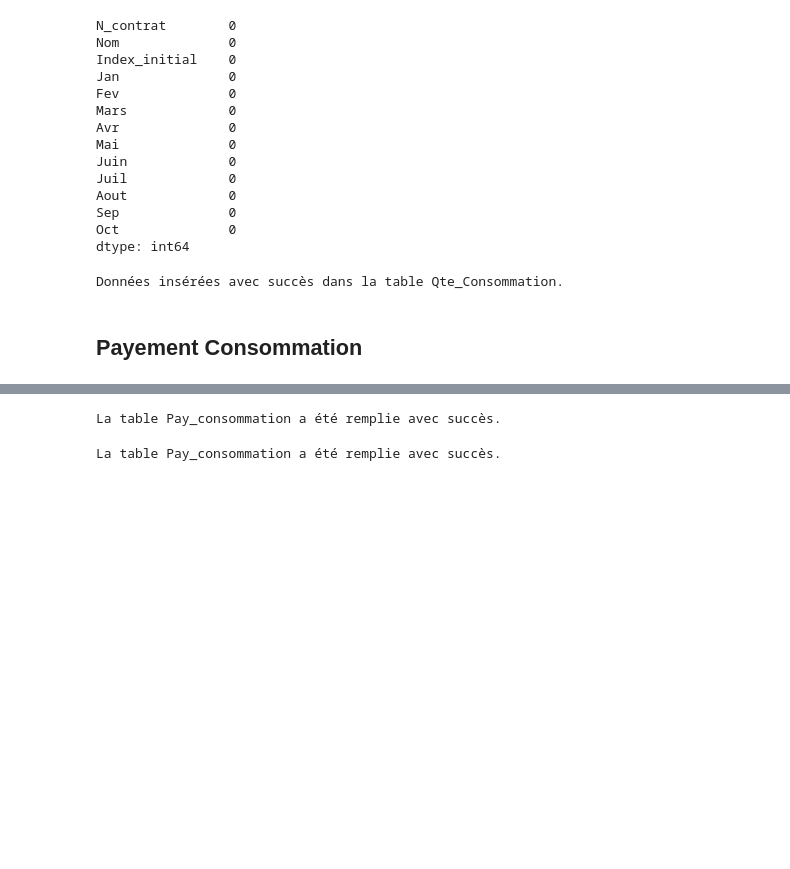
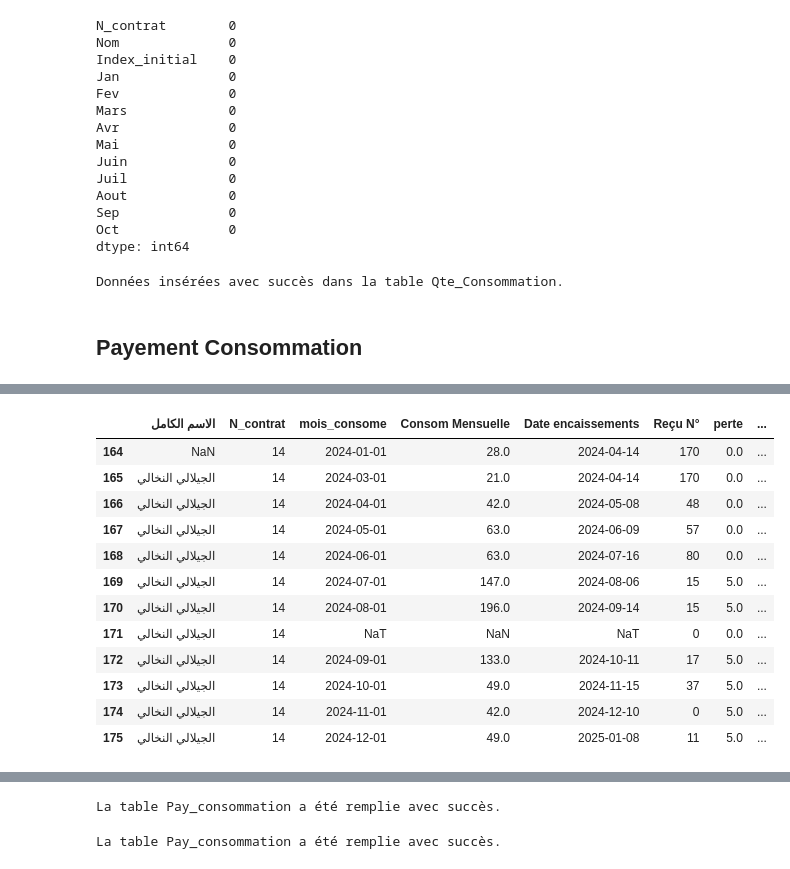
Before and after one commit to laanani-mohamed/Gestion-Eau-Association-Nasr, a Jupyter notebook: notebook/Manipulation_BD.ipynb, the cells around one changed output, grey strips where cells are left out. Cells and saved outputs as stored; diff of their text form; code cells hidden in the pictures; blank space fills up the shorter version.

```diff
--- a/notebook/Manipulation_BD.ipynb
+++ b/notebook/Manipulation_BD.ipynb
@@ -1269,0 +1070,3 @@ Index(['N_contrat', 'Nom', ' cons_mars', 'N_recue_mars', 'Date_mars',
+# %%
+df1['Date encaissements'] = pd.to_datetime(df1['Date encaissements'], errors='coerce')
+df1['Date encaissements'] = df1['Date encaissements'].dt.date
@@ -1269,0 +1110,2 @@ Index(['N_contrat', 'Nom', ' cons_mars', 'N_recue_mars', 'Date_mars',
+# %%
+df1['Reçu N°'] = df1['Reçu N°'].apply(lambda x: None if len(str(x)) < 4 else x)
@@ -1269,0 +1129,8 @@ Index(['N_contrat', 'Nom', ' cons_mars', 'N_recue_mars', 'Date_mars',
+# %%
+# Supprimer les lignes où 'Total_recettes' est nul
+df1 = df1.dropna(subset=['Total_recettes'])
+
+# Supprimer les lignes où 'Total_recettes' est égal à 0
+df1 = df1[df1['Total_recettes'] != 0]
+# %%
+df1['Reçu N°'] = df1['Reçu N°'].apply(lambda x: str(int(float(x))) if not pd.isna(x) else 0)
@@ -1269,0 +1157,16 @@ Index(['N_contrat', 'Nom', ' cons_mars', 'N_recue_mars', 'Date_mars',
+# %%
+df1[df1['N_contrat'] == '14']
+# %% [output]
+|  | الاسم الكامل | N_contrat | mois_consome | Consom Mensuelle | Date encaissements | Reçu N° | perte | ... |
+| 164 | NaN | 14 | 2024-01-01 | 28.0 | 2024-04-14 | 170 | 0.0 | ... |
+| 165 | الجيلالي النخالي | 14 | 2024-03-01 | 21.0 | 2024-04-14 | 170 | 0.0 | ... |
+| 166 | الجيلالي النخالي | 14 | 2024-04-01 | 42.0 | 2024-05-08 | 48 | 0.0 | ... |
+| 167 | الجيلالي النخالي | 14 | 2024-05-01 | 63.0 | 2024-06-09 | 57 | 0.0 | ... |
+| 168 | الجيلالي النخالي | 14 | 2024-06-01 | 63.0 | 2024-07-16 | 80 | 0.0 | ... |
+| 169 | الجيلالي النخالي | 14 | 2024-07-01 | 147.0 | 2024-08-06 | 15 | 5.0 | ... |
+| 170 | الجيلالي النخالي | 14 | 2024-08-01 | 196.0 | 2024-09-14 | 15 | 5.0 | ... |
+| 171 | الجيلالي النخالي | 14 | NaT | NaN | NaT | 0 | 0.0 | ... |
+| 172 | الجيلالي النخالي | 14 | 2024-09-01 | 133.0 | 2024-10-11 | 17 | 5.0 | ... |
+| 173 | الجيلالي النخالي | 14 | 2024-10-01 | 49.0 | 2024-11-15 | 37 | 5.0 | ... |
+| 174 | الجيلالي النخالي | 14 | 2024-11-01 | 42.0 | 2024-12-10 | 0 | 5.0 | ... |
+| 175 | الجيلالي النخالي | 14 | 2024-12-01 | 49.0 | 2025-01-08 | 11 | 5.0 | ... |
```
Also changed, not shown: parts of 38 cells of this notebook, 5 other files.
